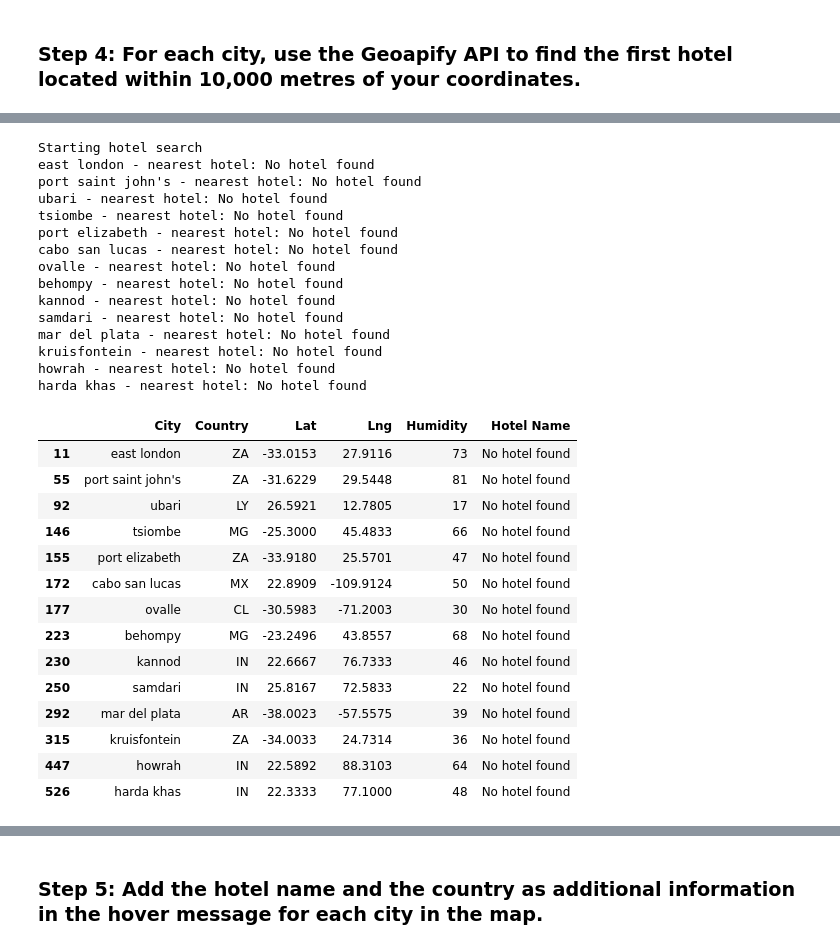
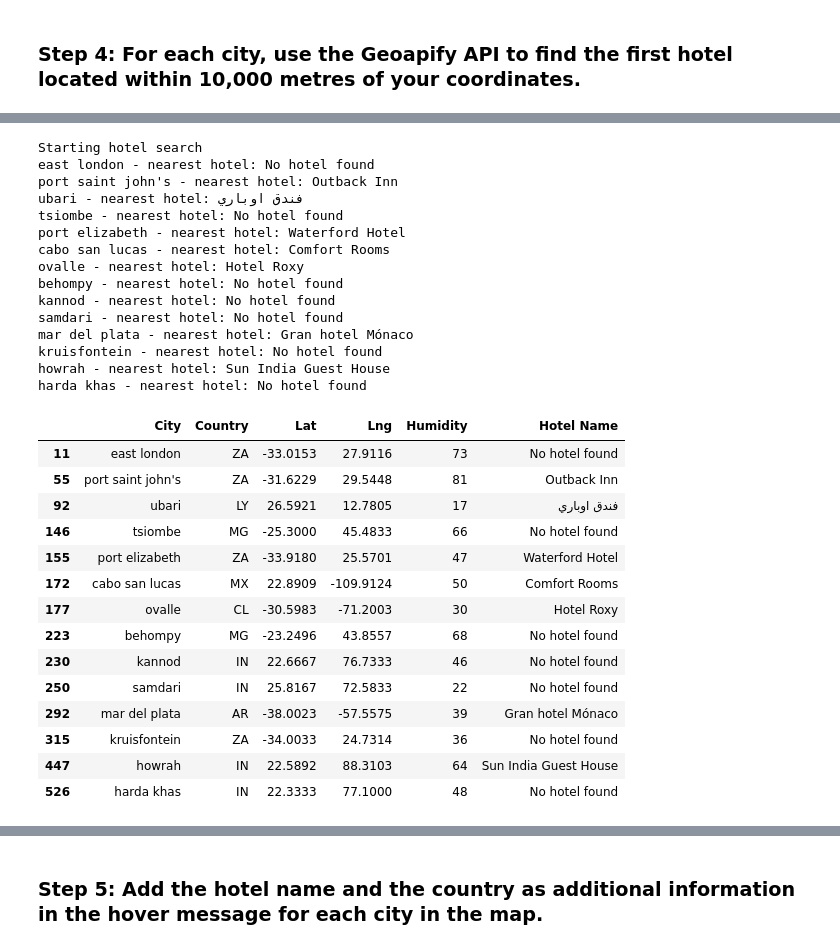
Before and after one commit to Tylerwilliams3644/python-api-challenge, a Jupyter notebook: WeatherPy/Starter_Code/starter_code/VacationPy.ipynb, the cells around one changed output, grey strips where cells are left out. Cells and saved outputs as stored; diff of their text form; code cells hidden in the pictures.

```diff
--- a/WeatherPy/Starter_Code/starter_code/VacationPy.ipynb
+++ b/WeatherPy/Starter_Code/starter_code/VacationPy.ipynb
@@ -163,11 +125,11 @@ Name: Lat, dtype: float64
 # %%
 # Set parameters to search for a hotel
 radius = 10000
-categories = "accommodation.hotel"
+#categories =
 
 params = {
+    "categories": "accommodation.hotel",
     "apiKey" : geoapify_key,
-    "categories":categories
 }
 
 # Print a message to follow up the hotel search
@@ -176,8 +138,8 @@ print("Starting hotel search")
 # Iterate through the hotel_df DataFrame
 for index, row in hotel_df.iterrows():
     # get latitude, longitude from the DataFrame
-    latitude = hotel_df["Lat"]
-    longitude = hotel_df["Lng"]
+    latitude = row["Lat"]
+    longitude = row["Lng"]
 
     # Add filter and bias parameters with the current city's latitude and longitude to the params dictionary
     params["filter"] = f"circle:{longitude},{latitude},{radius}"
@@ -189,50 +151,50 @@ for index, row in hotel_df.iterrows():
 
     # Make and API request using the params dictionaty
     name_address = requests.get(base_url, params=params)
 
     # Convert the API response to JSON format
     name_address = name_address.json()
 
     # Grab the first hotel from the results and store the name in the hotel_df DataFrame
     try:
         hotel_df.loc[index, "Hotel Name"] = name_address["features"][0]["properties"]["name"]
     except (KeyError, IndexError):
         # If no hotel is found, set the hotel name as "No hotel found".
         hotel_df.loc[index, "Hotel Name"] = "No hotel found"
 
     # Log the search results
     print(f"{hotel_df.loc[index, 'City']} - nearest hotel: {hotel_df.loc[index, 'Hotel Name']}")
 
 # Display sample data
 hotel_df
 # %% [output]
 Starting hotel search
 east london - nearest hotel: No hotel found
-port saint john's - nearest hotel: No hotel found
-ubari - nearest hotel: No hotel found
+port saint john's - nearest hotel: Outback Inn
+ubari - nearest hotel: فندق اوباري
 tsiombe - nearest hotel: No hotel found
-port elizabeth - nearest hotel: No hotel found
-cabo san lucas - nearest hotel: No hotel found
-ovalle - nearest hotel: No hotel found
+port elizabeth - nearest hotel: Waterford Hotel
+cabo san lucas - nearest hotel: Comfort Rooms
+ovalle - nearest hotel: Hotel Roxy
 behompy - nearest hotel: No hotel found
 kannod - nearest hotel: No hotel found
 samdari - nearest hotel: No hotel found
-mar del plata - nearest hotel: No hotel found
+mar del plata - nearest hotel: Gran hotel Mónaco
 kruisfontein - nearest hotel: No hotel found
-howrah - nearest hotel: No hotel found
+howrah - nearest hotel: Sun India Guest House
 harda khas - nearest hotel: No hotel found
 |  | City | Country | Lat | Lng | Humidity | Hotel Name |
 | 11 | east london | ZA | -33.0153 | 27.9116 | 73 | No hotel found |
-| 55 | port saint john's | ZA | -31.6229 | 29.5448 | 81 | No hotel found |
-| 92 | ubari | LY | 26.5921 | 12.7805 | 17 | No hotel found |
+| 55 | port saint john's | ZA | -31.6229 | 29.5448 | 81 | Outback Inn |
+| 92 | ubari | LY | 26.5921 | 12.7805 | 17 | فندق اوباري |
 | 146 | tsiombe | MG | -25.3000 | 45.4833 | 66 | No hotel found |
-| 155 | port elizabeth | ZA | -33.9180 | 25.5701 | 47 | No hotel found |
-| 172 | cabo san lucas | MX | 22.8909 | -109.9124 | 50 | No hotel found |
-| 177 | ovalle | CL | -30.5983 | -71.2003 | 30 | No hotel found |
+| 155 | port elizabeth | ZA | -33.9180 | 25.5701 | 47 | Waterford Hotel |
+| 172 | cabo san lucas | MX | 22.8909 | -109.9124 | 50 | Comfort Rooms |
+| 177 | ovalle | CL | -30.5983 | -71.2003 | 30 | Hotel Roxy |
 | 223 | behompy | MG | -23.2496 | 43.8557 | 68 | No hotel found |
 | 230 | kannod | IN | 22.6667 | 76.7333 | 46 | No hotel found |
 | 250 | samdari | IN | 25.8167 | 72.5833 | 22 | No hotel found |
-| 292 | mar del plata | AR | -38.0023 | -57.5575 | 39 | No hotel found |
+| 292 | mar del plata | AR | -38.0023 | -57.5575 | 39 | Gran hotel Mónaco |
 | 315 | kruisfontein | ZA | -34.0033 | 24.7314 | 36 | No hotel found |
-| 447 | howrah | IN | 22.5892 | 88.3103 | 64 | No hotel found |
+| 447 | howrah | IN | 22.5892 | 88.3103 | 64 | Sun India Guest House |
 | 526 | harda khas | IN | 22.3333 | 77.1000 | 48 | No hotel found |
```
Also changed, not shown: parts of 7 cells of this notebook.
